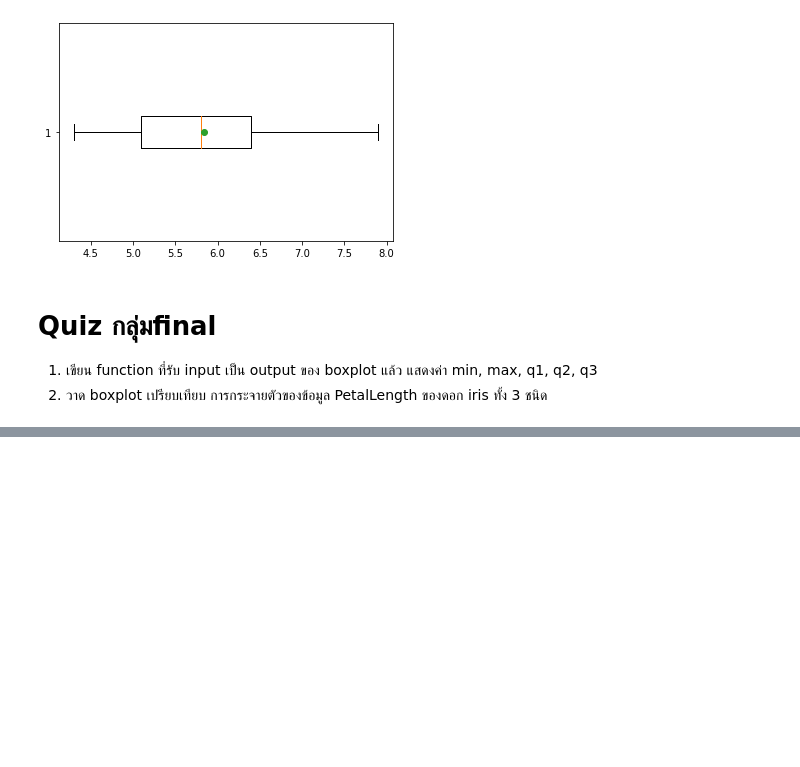
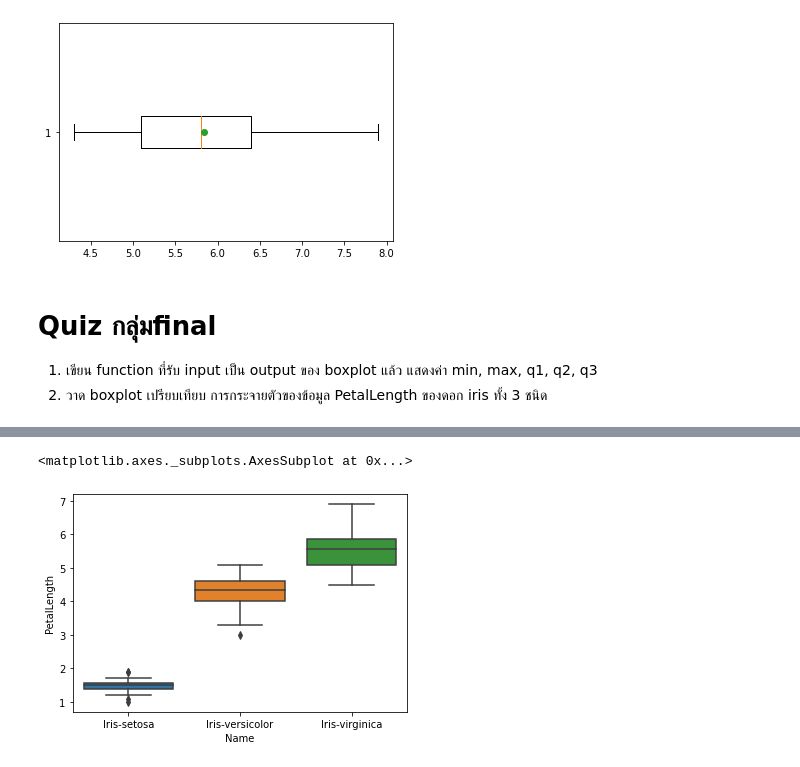
Before and after one commit to naruemonssp/data_viz_2022, a Jupyter notebook: DataViz02_Data_Distribution_.ipynb, the cells around one changed output, grey strips where cells are left out. Drawn from its saved outputs; the diff is of its cells as text; code cells hidden in the pictures; blank space fills up the shorter version.

```diff
--- a/DataViz02_Data_Distribution_.ipynb
+++ b/DataViz02_Data_Distribution_.ipynb
@@ -315,0 +346,5 @@ box_vals(ybp,vert=False)
+# %%
+sns.boxplot(x='Name', y= 'PetalLength', data=df) #สร้าง boxplot ให้แกน x เป็น Name แกน y เป็น PetalLength โดยเอาข้อมูลจาก df
+# %% [output]
+<matplotlib.axes._subplots.AxesSubplot at 0x...>
+[figure, added]
```
Also changed, not shown: parts of 15 cells of this notebook.
